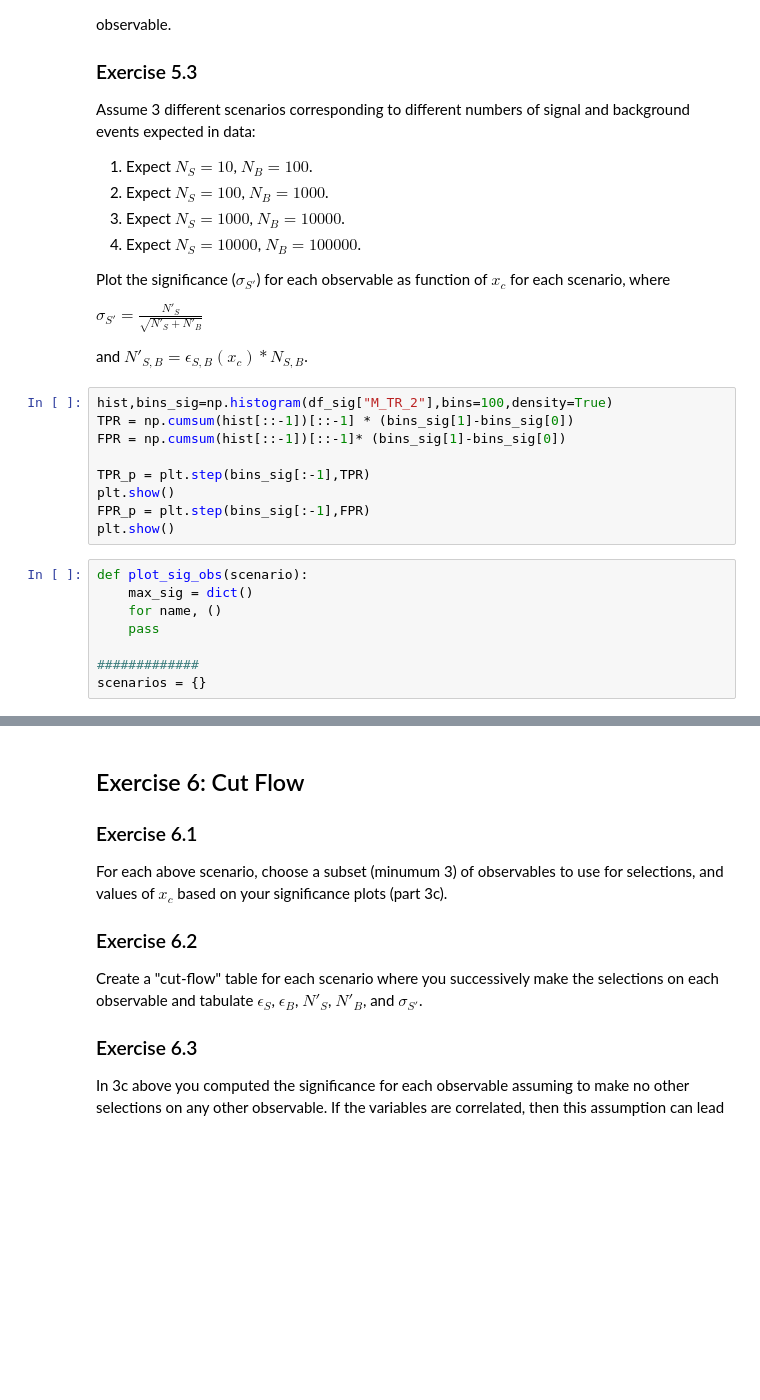
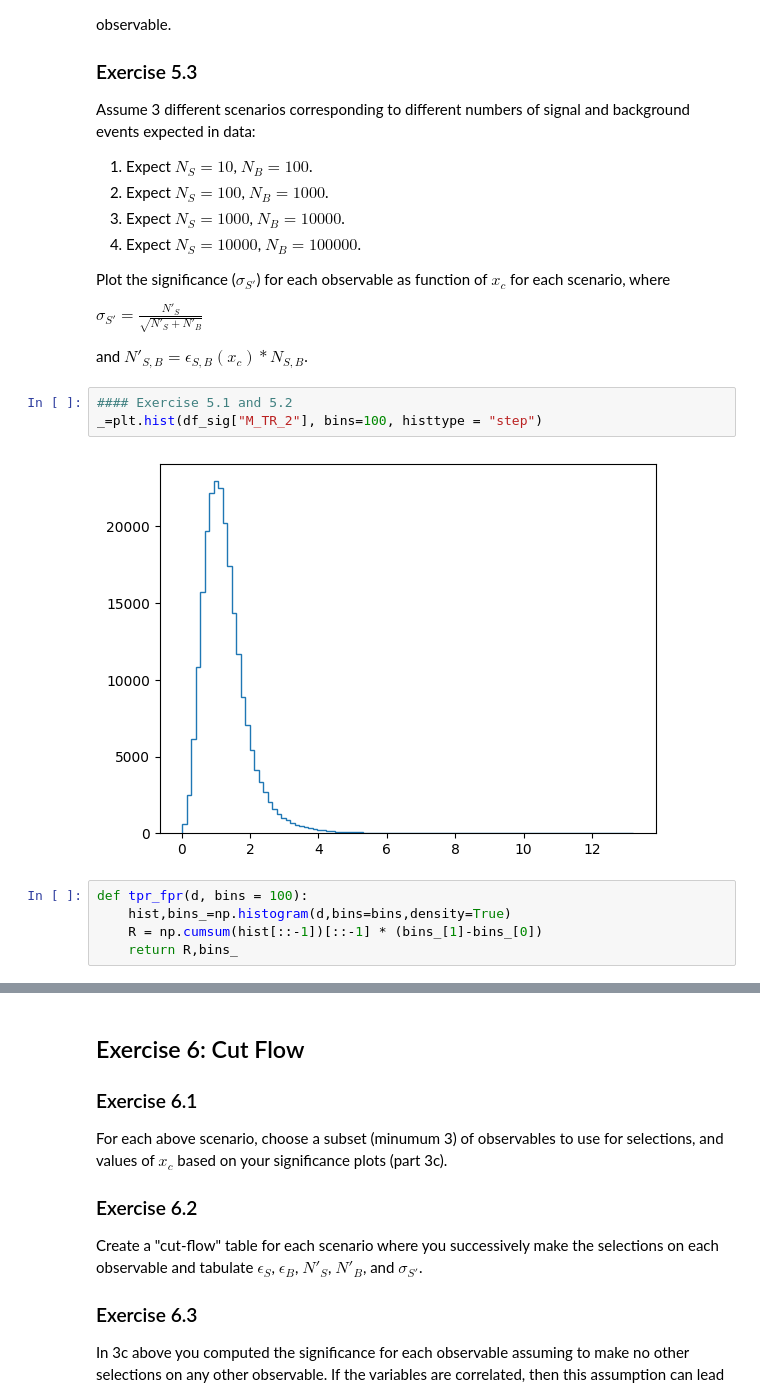
Before and after one commit to efazHossain/DATA-3402-efazh, a Jupyter notebook: Labs/Lab.5/EfazH_Lab.5.ipynb, the cells around one changed output, grey strips where cells are left out. Cells and saved outputs as stored; diff of their text form; blank space fills up the shorter version.

```diff
--- a/Labs/Lab.5/EfazH_Lab.5.ipynb
+++ b/Labs/Lab.5/EfazH_Lab.5.ipynb
@@ -354,20 +348,13 @@ Plot the significance ($\sigma_{S'}$) for each observable as function of $x_c$ f
 $\sigma_{S'}= \frac{N'_S}{\sqrt{N'_S+N'_B}}$
 
 and $N'_{S,B} = \epsilon_{S,B}(x_c) * N_{S,B}$.
-# %%
-hist,bins_sig=np.histogram(df_sig["M_TR_2"],bins=100,density=True)
-TPR = np.cumsum(hist[::-1])[::-1] * (bins_sig[1]-bins_sig[0])
-FPR = np.cumsum(hist[::-1])[::-1]* (bins_sig[1]-bins_sig[0])
-
-TPR_p = plt.step(bins_sig[:-1],TPR)
-plt.show()
-FPR_p = plt.step(bins_sig[:-1],FPR)
-plt.show()
-# %%
-def plot_sig_obs(scenario):
-    max_sig = dict()
-    for name, ()
-    pass
-
-#############
-scenarios = {}
+# %%
+#### Exercise 5.1 and 5.2
+_=plt.hist(df_sig["M_TR_2"], bins=100, histtype = "step")
+# %% [output]
+[figure, added]
+# %%
+def tpr_fpr(d, bins = 100):
+    hist,bins_=np.histogram(d,bins=bins,density=True)
+    R = np.cumsum(hist[::-1])[::-1] * (bins_[1]-bins_[0])
+    return R,bins_
```
Also changed, not shown: parts of 24 cells of this notebook.
